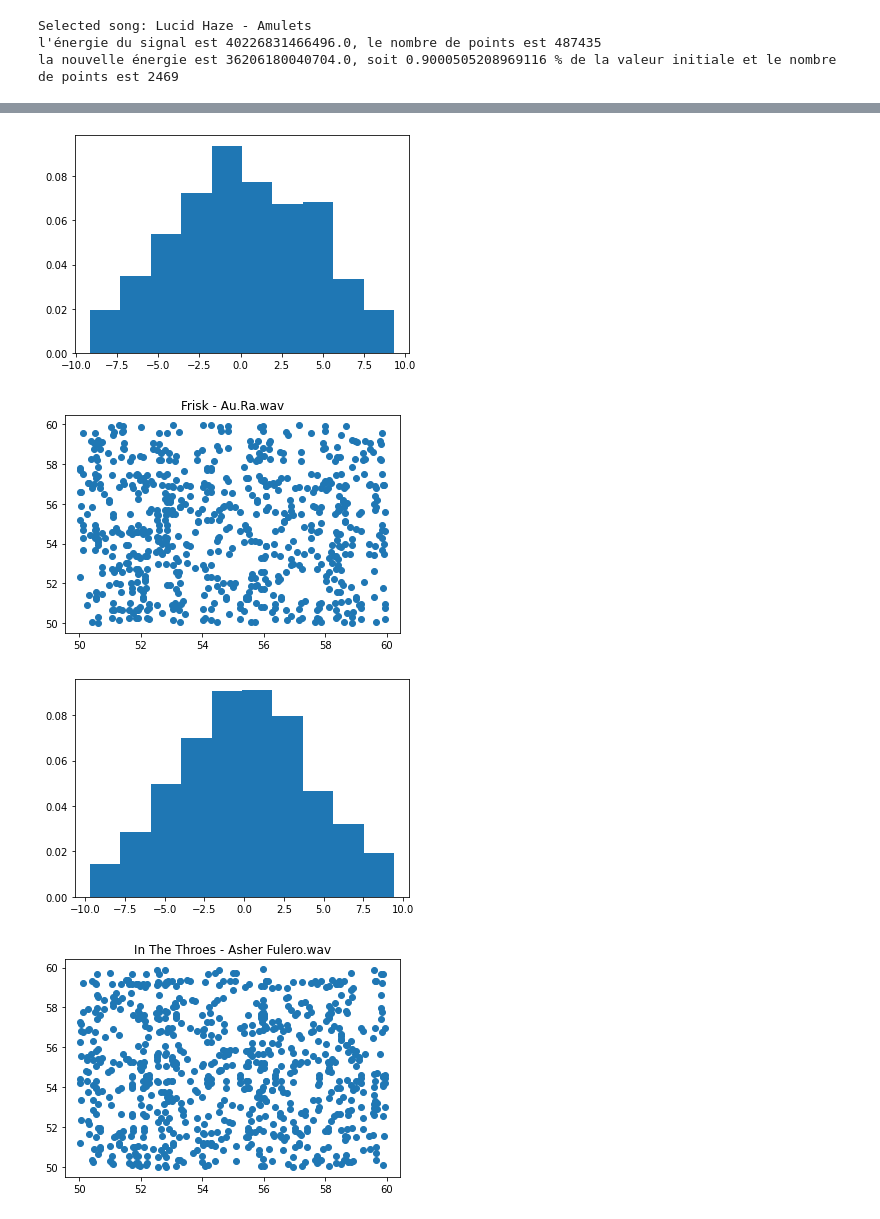
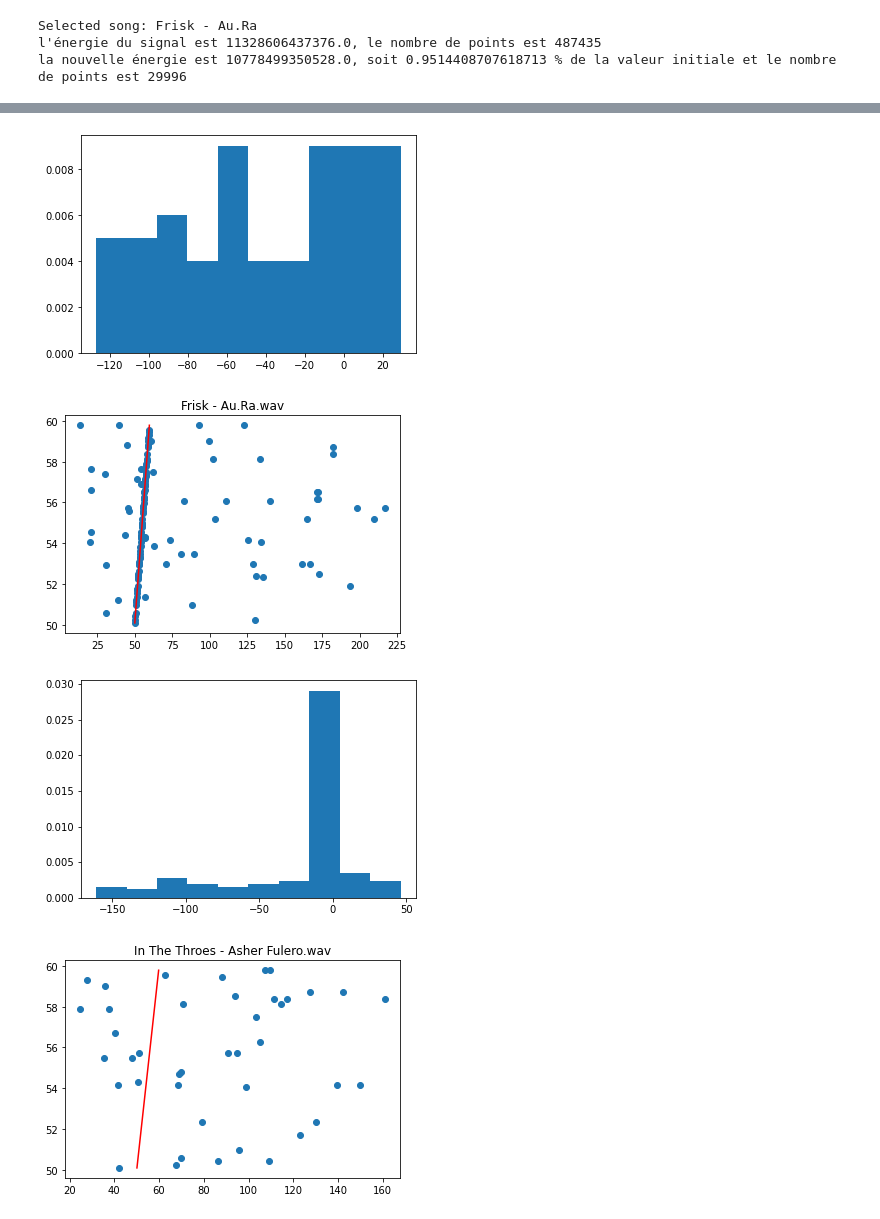
Before and after one commit to KilianPrvst/Projet_TDS, a Jupyter notebook: cr.ipynb, the cells around one changed output, grey strips where cells are left out. Drawn from its saved outputs; the diff is of its cells as text; code cells hidden in the pictures.

```diff
--- a/cr.ipynb
+++ b/cr.ipynb
@@ -169,7 +171,7 @@ if __name__ == '__main__':
 
     encoder = Encoding()
     fs, s = read('samples\Cash Machine - Anno Domini Beats.wav')
-    encoder.process(fs,s,tmin = 50, duration = 10, delta_t = 0.1)
+    encoder.process(fs,s,start = 50, duration = 10, delta_t = 0.1)
     encoder.display_spectrogram(display_anchors=True)
 # %% [output]
 l'énergie du signal est 6667240472576.0, le nombre de points est 487435
@@ -519,0 +395,10 @@ match.display_histogram()
+# %%
+s,fs = read("samples\Cash Machine - Anno Domini Beats.wav")
+s2, fs2 = read("samples\Cash Machine - Anno Domini Beats.wav")
+
+encoder2 = Encoding()
+encoder2.process(s,fs,distance = distance,delta_t=delta_t)
+hashes_1 = encoder2.hashes
+
+encoder2.process(s2,fs2,start=50,duration=10,distance = distance,delta_t=delta_t)
+hashes_2 = encoder2.hashes
@@ -519,0 +410,3 @@ match.display_histogram()
+# %%
+match = Matching(hashes_1, hashes_2)
+match.display_histogram()
@@ -532,23 +428,24 @@ print('Selected song: ' + song[:-4])
 filename = './samples/' + song
 
 fs, s = read(filename)
-tmin = 50 # We select an extract starting at 50s ...
+start = 50 # We select an extract starting at 50s ...
 duration = 10 # ... which lasts 10s
+delta_t = 1
 
 # 4: Use the encoder to extract a fingerprint of the sample
-encoder.process(fs, s, tmin=tmin, duration=duration)
+encoder.process(fs, s, start=start, duration=duration,distance=distance,delta_t=delta_t)
 hashes = encoder.hashes
 
 # 5: Using the class Matching, compare the fingerprint to all the
 # fingerprints in the database
 for key, hash in database.items() :
-    match = Matching(hashes, hash)
+    match = Matching(hash, hashes)
     plt.title(key)
     match.display_histogram()
 
 
 # Insert code here
 # %% [output]
-Selected song: Lucid Haze - Amulets
-l'énergie du signal est 40226831466496.0, le nombre de points est 487435
-la nouvelle énergie est 36206180040704.0, soit 0.9000505208969116 % de la valeur initiale et le nombre de points est 2469
+Selected song: Frisk - Au.Ra
+l'énergie du signal est 11328606437376.0, le nombre de points est 487435
+la nouvelle énergie est 10778499350528.0, soit 0.9514408707618713 % de la valeur initiale et le nombre de points est 29996
@@ -558,4 +455,4 @@ la nouvelle énergie est 36206180040704.0, soit 0.9000505208969116 % de la valeu
-[figure, old version]
+[figure, new version]
-[figure, old version]
+[figure, new version]
-[figure, old version]
+[figure, new version]
-[figure, old version]
+[figure, new version]
```
Also changed, not shown: parts of 14 cells of this notebook, 1 other file.
